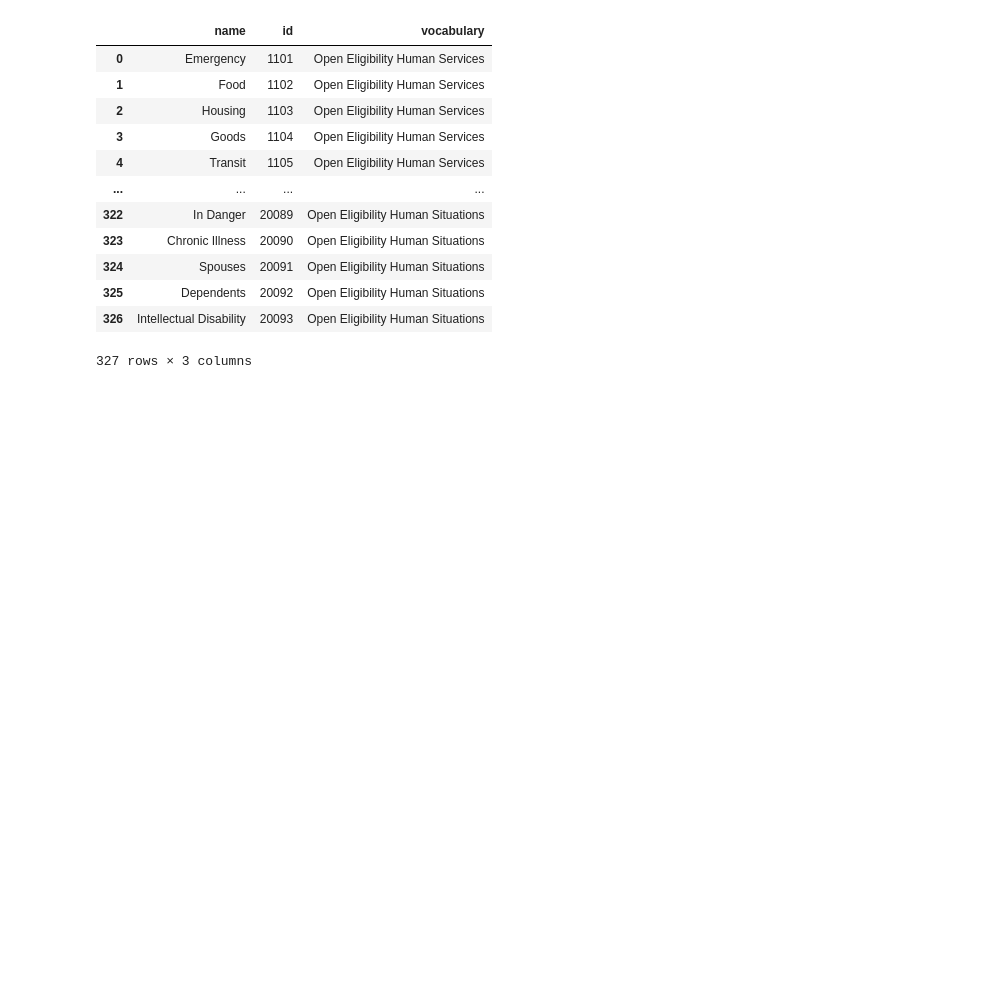
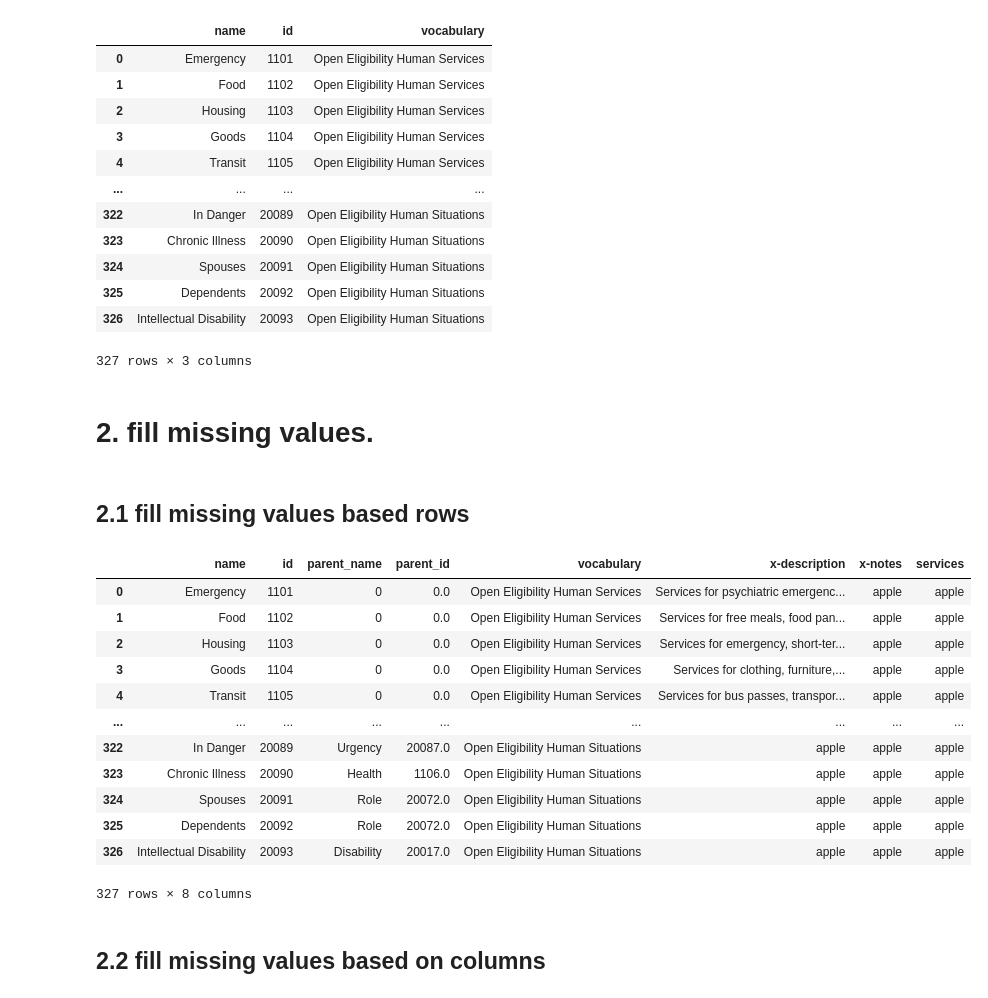
Before and after one commit to kshitij-commit/DataScience, a Jupyter notebook: 03_pandas/03_advanced-pandas.ipynb, the cells around one changed output. Cells and saved outputs as stored; diff of their text form; code cells hidden in the pictures; blank space fills up the shorter version.

Commit message:
added fill missing values based on rows and columns.

```diff
--- a/03_pandas/03_advanced-pandas.ipynb
+++ b/03_pandas/03_advanced-pandas.ipynb
@@ -112,3 +115,27 @@ df.dropna(axis=0)
 | 325 | Dependents | 20092 | Open Eligibility Human Situations |
 | 326 | Intellectual Disability | 20093 | Open Eligibility Human Situations |
 327 rows × 3 columns
+# %% [markdown]
+# 2. fill missing values.
+# %%
+df1 = pd.read_csv("free-taxonomy.csv")
+# %% [markdown]
+## 2.1 fill missing values based rows
+# %%
+df1.fillna("apple")
+# %% [output]
+|  | name | id | parent_name | parent_id | vocabulary | x-description | x-notes | services |
+| 0 | Emergency | 1101 | 0 | 0.0 | Open Eligibility Human Services | Services for psychiatric emergenc... | apple | apple |
+| 1 | Food | 1102 | 0 | 0.0 | Open Eligibility Human Services | Services for free meals, food pan... | apple | apple |
+| 2 | Housing | 1103 | 0 | 0.0 | Open Eligibility Human Services | Services for emergency, short-ter... | apple | apple |
+| 3 | Goods | 1104 | 0 | 0.0 | Open Eligibility Human Services | Services for clothing, furniture,... | apple | apple |
+| 4 | Transit | 1105 | 0 | 0.0 | Open Eligibility Human Services | Services for bus passes, transpor... | apple | apple |
+| ... | ... | ... | ... | ... | ... | ... | ... | ... |
+| 322 | In Danger | 20089 | Urgency | 20087.0 | Open Eligibility Human Situations | apple | apple | apple |
+| 323 | Chronic Illness | 20090 | Health | 1106.0 | Open Eligibility Human Situations | apple | apple | apple |
+| 324 | Spouses | 20091 | Role | 20072.0 | Open Eligibility Human Situations | apple | apple | apple |
+| 325 | Dependents | 20092 | Role | 20072.0 | Open Eligibility Human Situations | apple | apple | apple |
+| 326 | Intellectual Disability | 20093 | Disability | 20017.0 | Open Eligibility Human Situations | apple | apple | apple |
+327 rows × 8 columns
+# %% [markdown]
+## 2.2 fill missing values based on columns
```
Also changed, not shown: parts of 2 cells of this notebook.
